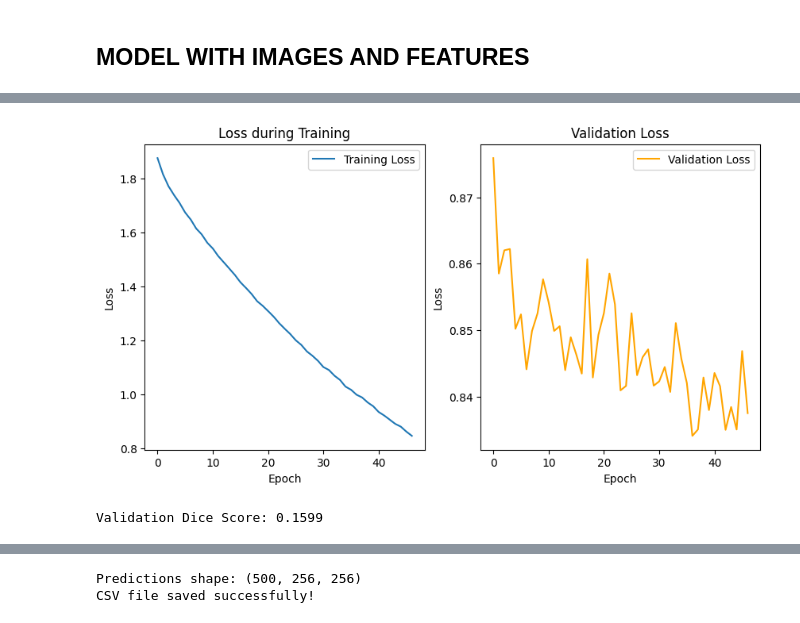
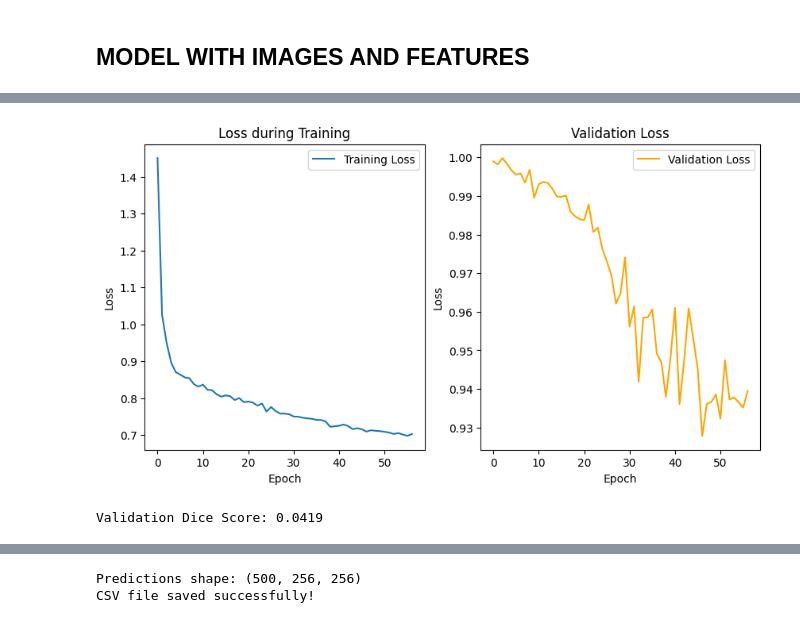
Before and after one commit to newmanc1/radium_challenge, a Jupyter notebook: Copy_of_Raidium_Challenge_Data_2025_Exemple_Data_Handling (1).ipynb, the cells around one changed output, grey strips where cells are left out. Saved outputs shown, nothing was run; the diff lists cells and outputs as text; code cells hidden in the pictures.

```diff
--- a/Copy_of_Raidium_Challenge_Data_2025_Exemple_Data_Handling (1).ipynb
+++ b/Copy_of_Raidium_Challenge_Data_2025_Exemple_Data_Handling (1).ipynb
@@ -403,7 +432,7 @@ class MedicalSegDataset(Dataset):
 
 test_dataset = MedicalSegDataset(data_test, patch_features_tensor=data_test_tensor_features, is_test=True)
 
-test_loader = DataLoader(test_dataset, batch_size=8, shuffle=True)
+test_loader = DataLoader(test_dataset, batch_size=4, shuffle=True)
 
 # Inspection du test_loader
 for batch_idx, batch_data in enumerate(test_loader):
@@ -418,15 +447,15 @@ for batch_idx, batch_data in enumerate(test_loader):
 
 val_dataset = MedicalSegDataset(data_val, label_val, data_val_tensor_features)  # Utiliser 100 images pour la validation
 
-val_loader = DataLoader(val_dataset, batch_size=8, shuffle=False)
+val_loader = DataLoader(val_dataset, batch_size=4, shuffle=False)
 
 
 # 📌 Création des datasets
 train_dataset_1 = MedicalSegDataset(data_train_1, label_train_1, data_train_1_tensor_features)  # Utiliser 350 images pour l'entraînement
 train_dataset_2 = MedicalSegDataset(data_train_2,label_train_2, data_train_2_tensor_features)  # Utiliser 350 images pour le 2eme entrainement
 
-train_loader_1 = DataLoader(train_dataset_1, batch_size=8, shuffle=True)
-train_loader_2 = DataLoader(train_dataset_2, batch_size=8, shuffle=False)
+train_loader_1 = DataLoader(train_dataset_1, batch_size=4, shuffle=True)
+train_loader_2 = DataLoader(train_dataset_2, batch_size=4, shuffle=False)
 
 
 
@@ -955,3 +905,15 @@ model_with_features = SwinUNETRWithFeatures(
+# %%
+device = torch.device("cuda" if torch.cuda.is_available() else "cpu")
+
+# Initialisation du modèle
+model_with_features = SwinUNETRWithFILM(
+    img_size=(256, 256),
+    in_channels=1,
+    out_channels=NUM_CLASSES+1,
+    feature_dim=768,
+    use_checkpoint=True,
+    spatial_dims=2,
+).to(device)
 # %%
 from monai.networks.nets import SwinUNETR
 
@@ -959,16 +921,16 @@ device = torch.device("cuda" if torch.cuda.is_available() else "cpu")
 
 torch.backends.cudnn.benchmark = True
 ce_loss = nn.CrossEntropyLoss()
-dice_loss = DiceLoss(NUM_CLASSES+1)
-optimizer = optim.AdamW(model_with_features.parameters(), lr=0.0005, weight_decay=1e-5)
+#dice_loss = DiceLoss(NUM_CLASSES+1)
+optimizer = optim.AdamW(model_with_features.parameters(), lr=0.005, weight_decay=1e-5)
 scaler = torch.cuda.amp.GradScaler()
 
 # Boucle d'entraînement simple
-num_epochs = 80  # Ajuste selon tes besoins
+num_epochs = 1000  # Ajuste selon tes besoins
 losses = []
 val_losses = []
 counter = 0  # Compteur d'époques sans amélioration
-patience = 10  # Nombre d'époques sans amélioration avant d'arrêter
+patience = 20  # Nombre d'époques sans amélioration avant d'arrêter
 best_val_loss = float('inf')
 
 for epoch in tqdm(range(num_epochs)):
@@ -977,12 +939,13 @@ for epoch in tqdm(range(num_epochs)):
 
     for images, labels, features in train_loader_1:
         images, labels, features = images.to(device), labels.to(device), features.to(device)
+        features = (features - features.mean()) / features.std()  # Normalisation des features
 
         optimizer.zero_grad()
         outputs = model_with_features(images, features)
 
         loss_ce = ce_loss(outputs, labels)
-        loss_dice = dice_loss(outputs, labels, softmax=True)
+        loss_dice = 1-dice_torch(torch.argmax(outputs, dim=1), labels, NUM_CLASSES+1)
         loss = 0.4 * loss_ce + 0.6 * loss_dice
         loss.backward()
         optimizer.step()
@@ -997,18 +960,19 @@ for epoch in tqdm(range(num_epochs)):
 
     val_loss = 0.0  # Variable pour accumuler la perte de validation
     with torch.no_grad():
-        for images, labels, features in train_loader_2:
+        for images, labels, features in val_loader:
             images, labels, features = images.to(device), labels.to(device), features.to(device)
+            features = (features - features.mean()) / features.std()  # Normalisation des features
 
             # Passer les images dans le modèle
             outputs = model_with_features(images, features)
 
             # Calcul de la CrossEntropyLoss
-            loss_dice = dice_loss(outputs, labels, softmax=True)
+            loss_dice = 1-dice_torch(torch.argmax(outputs, dim=1), labels, NUM_CLASSES+1)
             val_loss +=  loss_dice
 
     # Moyenne de la perte de validation
-    val_loss = val_loss / len(train_loader_2)
+    val_loss = val_loss / len(val_loader)
     print(f"Validation Loss: {val_loss:.4f}")
 
     # Optionnel : afficher la progression de la perte de validation
@@ -1052,56 +1016,40 @@ Epoch [12/80], Loss: 1.5123
 # %%
-val_losses_cpu = [loss.cpu().numpy() for loss in val_losses]
 
 # ---- GRAPHIQUES ----
 plt.figure(figsize=(10,5))
 plt.subplot(1,2,1)
 plt.plot(losses, label="Training Loss")
 plt.xlabel("Epoch")
 plt.ylabel("Loss")
 plt.title("Loss during Training")
 plt.legend()
 
 plt.subplot(1,2,2)
-plt.plot(val_losses_cpu, label="Validation Loss", color="orange")
+plt.plot(val_losses, label="Validation Loss", color="orange")
 plt.xlabel("Epoch")
 plt.ylabel("Loss")
 plt.title("Validation Loss")
 plt.legend()
 
 plt.show()
 # %% [output]
-[figure, old version]
+[figure, new version]
 # %%
 model_with_features.eval()  # Met le modèle en mode évaluation
 
-all_preds = []
-all_labels = []
+eval = 0.0
 with torch.no_grad():
-    for images, labels, features in train_loader_2:
+    for images, labels, features in val_loader:
         images, labels, features = images.to(device), labels.to(device), features.to(device)
 
         # Passer les images dans le modèle
         outputs = model_with_features(images, features)
 
         # Obtenir les prédictions en prenant l'argmax sur la dimension des classes
-        preds = torch.argmax(outputs, dim=1).cpu().numpy()  # (batch_size, H, W)
-        labels = labels.cpu().numpy()  # (batch_size, H, W)
+        preds = torch.argmax(outputs, dim=1)
+        eval += dice_torch(preds, labels, NUM_CLASSES+1)
+    dice_score_with_features = eval / len(val_loader)
 
-        # Stocker les résultats pour le calcul du Dice
-        all_preds.append(preds)
-        all_labels.append(labels)
-
-# Convertir en NumPy
-all_preds = np.concatenate(all_preds, axis=0)  # (num_images, H, W)
-all_labels = np.concatenate(all_labels, axis=0)  # (num_images, H, W)
-
-# Transformer en DataFrame pour tes fonctions
-all_preds_df = pd.DataFrame(all_preds.reshape(all_preds.shape[0], -1))  # (num_images, H*W)
-all_labels_df = pd.DataFrame(all_labels.reshape(all_labels.shape[0], -1))  # (num_images, H*W)
-
-# Calcul du Dice Score
-dice_score = dice_pandas(all_labels_df, all_preds_df)
-
-print(f"Validation Dice Score: {dice_score:.4f}")
+print(f"Validation Dice Score: {dice_score_with_features:.4f}")
 # %% [output]
-Validation Dice Score: 0.1599
+Validation Dice Score: 0.0419
```
Also changed, not shown: parts of 29 cells of this notebook.
